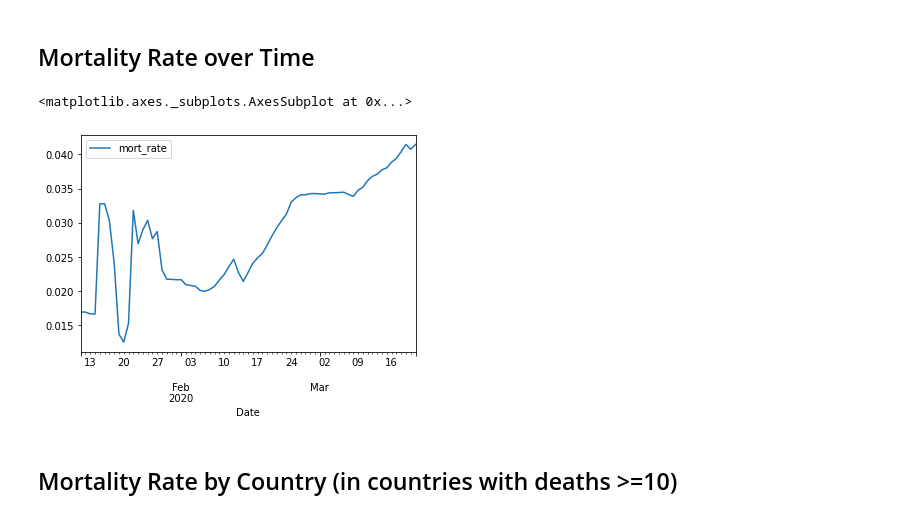
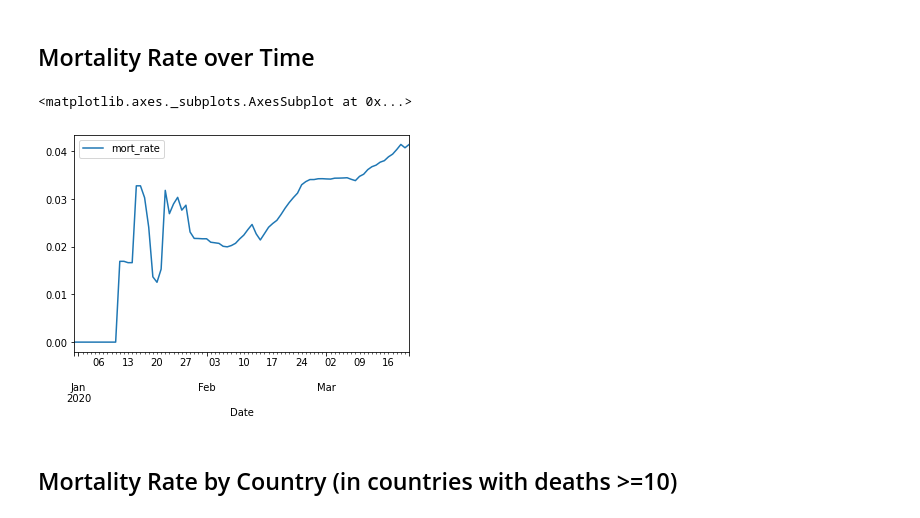
Before and after one commit to meherries/hds5210-2020, a Jupyter notebook: week10/week10_assignment.ipynb, the cells around one changed output. Saved outputs shown, nothing was run; the diff lists cells and outputs as text; code cells hidden in the pictures.

```diff
--- a/week10/week10_assignment.ipynb
+++ b/week10/week10_assignment.ipynb
@@ -157,12 +157,12 @@ Covid_data1 = chart_data.groupby(['Date']).sum()
 Covid_data1 = Covid_data1.cumsum()
 # %%
 country_chart_data = pd.DataFrame()
-Covid_data2=Covid_data1[Covid_data1['Deaths']>0]
+Covid_data2=Covid_data1[Covid_data1['Cases']>0]
 country_chart_data['mort_rate'] = Covid_data2['Deaths']/Covid_data2['Cases'].astype(float)
 country_chart_data.plot()
 # %% [output]
 <matplotlib.axes._subplots.AxesSubplot at 0x...>
-[figure, old version]
+[figure, new version]
 # %% [markdown]
 ## Mortality Rate by Country (in countries with deaths >=10)
 # %%
```
